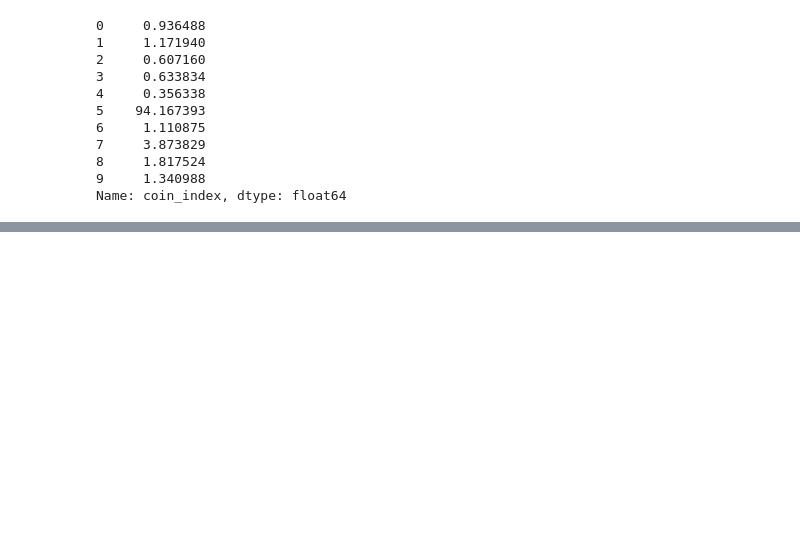
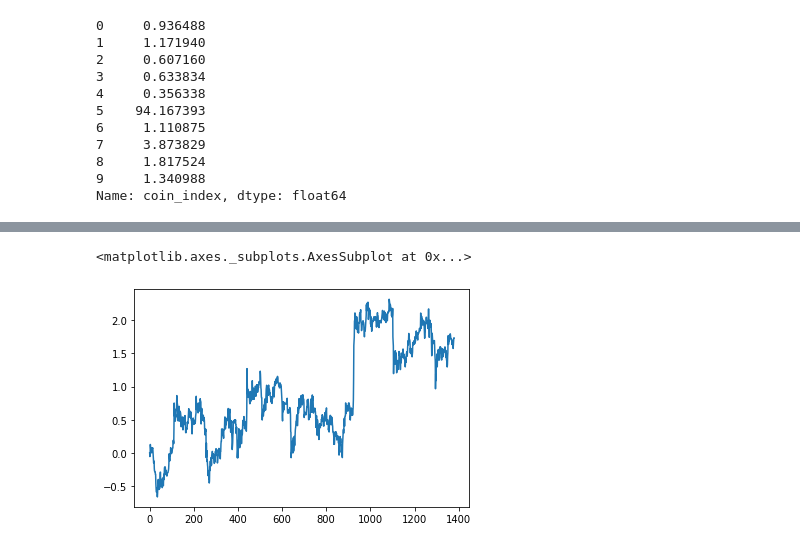
Before and after one commit to Jeongseup/DACON_BitcoinTrader, a Jupyter notebook: coin_eda.ipynb, the cells around one changed output, grey strips where cells are left out. Drawn from its saved outputs; the diff is of its cells as text; code cells hidden in the pictures; blank space fills up the shorter version.

```diff
--- a/coin_eda.ipynb
+++ b/coin_eda.ipynb
@@ -35,0 +64,5 @@ train_x_df['open'].plot(kind = 'box')
+# %%
+dpc.cumsum().plot(kind='line')
+# %% [output]
+<matplotlib.axes._subplots.AxesSubplot at 0x...>
+[figure, added]
```
Also changed, not shown: parts of 15 cells of this notebook, 2 other files.
